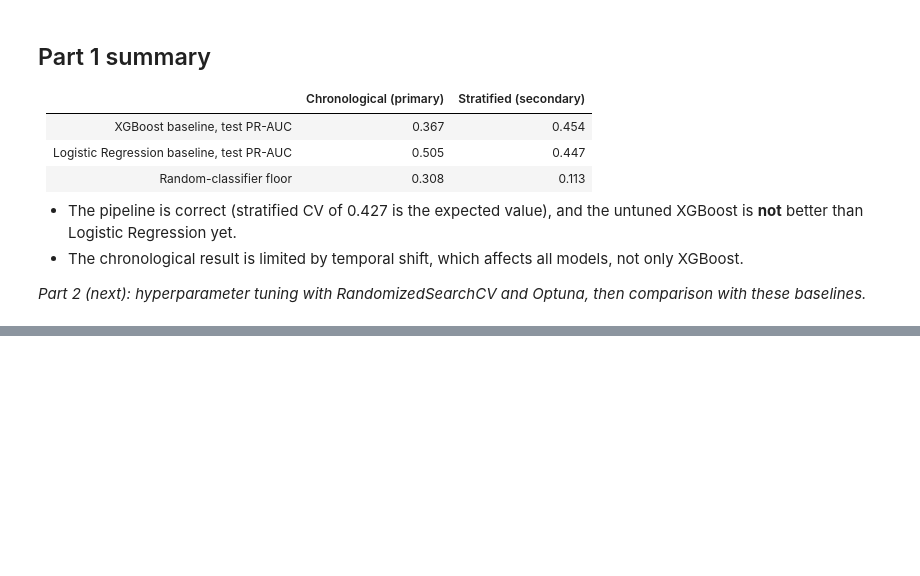
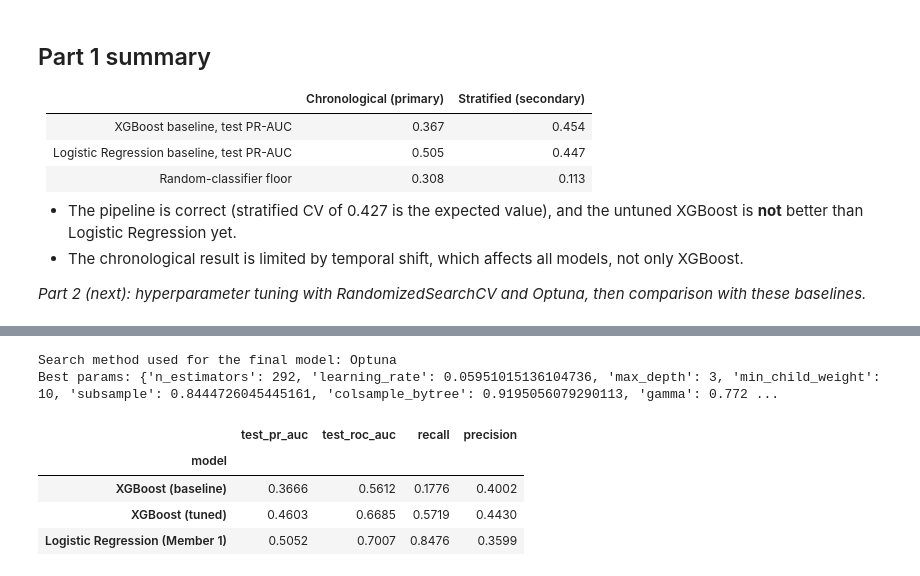
Before and after one commit to Saradala/bank-telemarketing-predictor, a Jupyter notebook: notebooks/08_model_xgboost.ipynb, the cells around one changed output, grey strips where cells are left out. Saved outputs shown, nothing was run; the diff lists cells and outputs as text; code cells hidden in the pictures; blank space fills up the shorter version.

```diff
--- a/notebooks/08_model_xgboost.ipynb
+++ b/notebooks/08_model_xgboost.ipynb
@@ -270,0 +375,30 @@ added 0 row(s); log now has 6 rows
+# %%
+winner_name = "Optuna" if study.best_value >= rs.best_score_ else "RandomizedSearchCV"
+best_params = study.best_params if winner_name == "Optuna" else {k.removeprefix("clf__"): v for k, v in rs.best_params_.items()}
+print("Search method used for the final model:", winner_name)
+print("Best params:", best_params)
+
+final_pipe = build_xgb_pipeline(compute_scale_pos_weight(y_tr_c), **best_params)
+final_pipe.fit(X_tr_c, y_tr_c)
+proba_tuned = final_pipe.predict_proba(X_te_c)[:, 1]
+tuned_test = evaluate_at_threshold(y_te_c, proba_tuned, 0.5)
+
+pd.DataFrame([
+    {"model": "XGBoost (baseline)", "test_pr_auc": results["chronological", "XGBoost"]["test"]["pr_auc"],
+     "test_roc_auc": results["chronological", "XGBoost"]["test"]["roc_auc"],
+     "recall": results["chronological", "XGBoost"]["test"]["recall"], "precision": results["chronological", "XGBoost"]["test"]["precision"]},
+    {"model": "XGBoost (tuned)", "test_pr_auc": tuned_test["pr_auc"], "test_roc_auc": tuned_test["roc_auc"],
+     "recall": tuned_test["recall"], "precision": tuned_test["precision"]},
+    {"model": "Logistic Regression (Member 1)", "test_pr_auc": results["chronological", "Logistic Regression"]["test"]["pr_auc"],
+     "test_roc_auc": results["chronological", "Logistic Regression"]["test"]["roc_auc"],
+     "recall": results["chronological", "Logistic Regression"]["test"]["recall"],
+     "precision": results["chronological", "Logistic Regression"]["test"]["precision"]},
+]).set_index("model")
+# %% [output]
+Search method used for the final model: Optuna
+Best params: {'n_estimators': 292, 'learning_rate': 0.05951015136104736, 'max_depth': 3, 'min_child_weight': 10, 'subsample': 0.8444726045445161, 'colsample_bytree': 0.9195056079290113, 'gamma': 0.772 ...
+|  | test_pr_auc | test_roc_auc | recall | precision |
+| model |  |  |  |  |
+| XGBoost (baseline) | 0.3666 | 0.5612 | 0.1776 | 0.4002 |
+| XGBoost (tuned) | 0.4603 | 0.6685 | 0.5719 | 0.4430 |
+| Logistic Regression (Member 1) | 0.5052 | 0.7007 | 0.8476 | 0.3599 |
```
Also changed, not shown: parts of 18 cells of this notebook, 3 other files.
